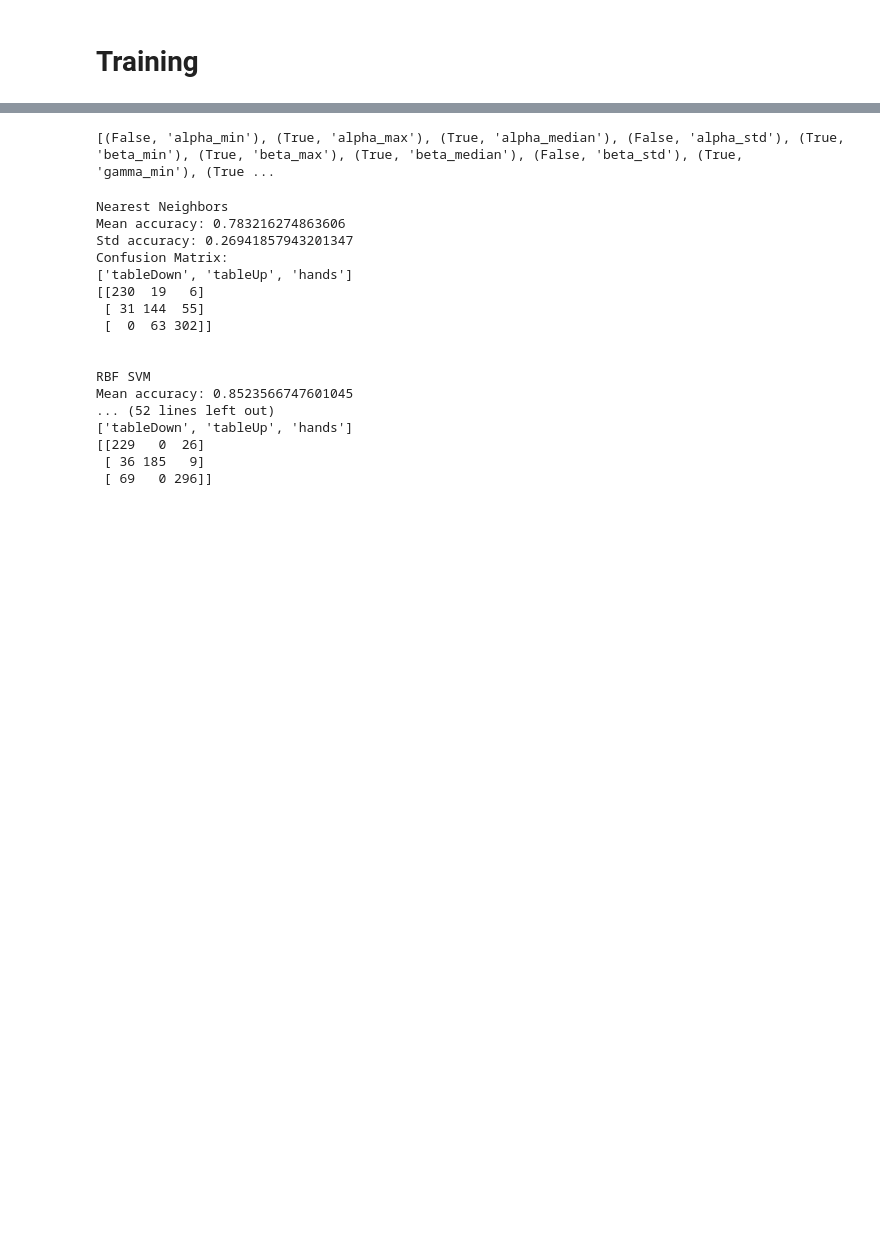
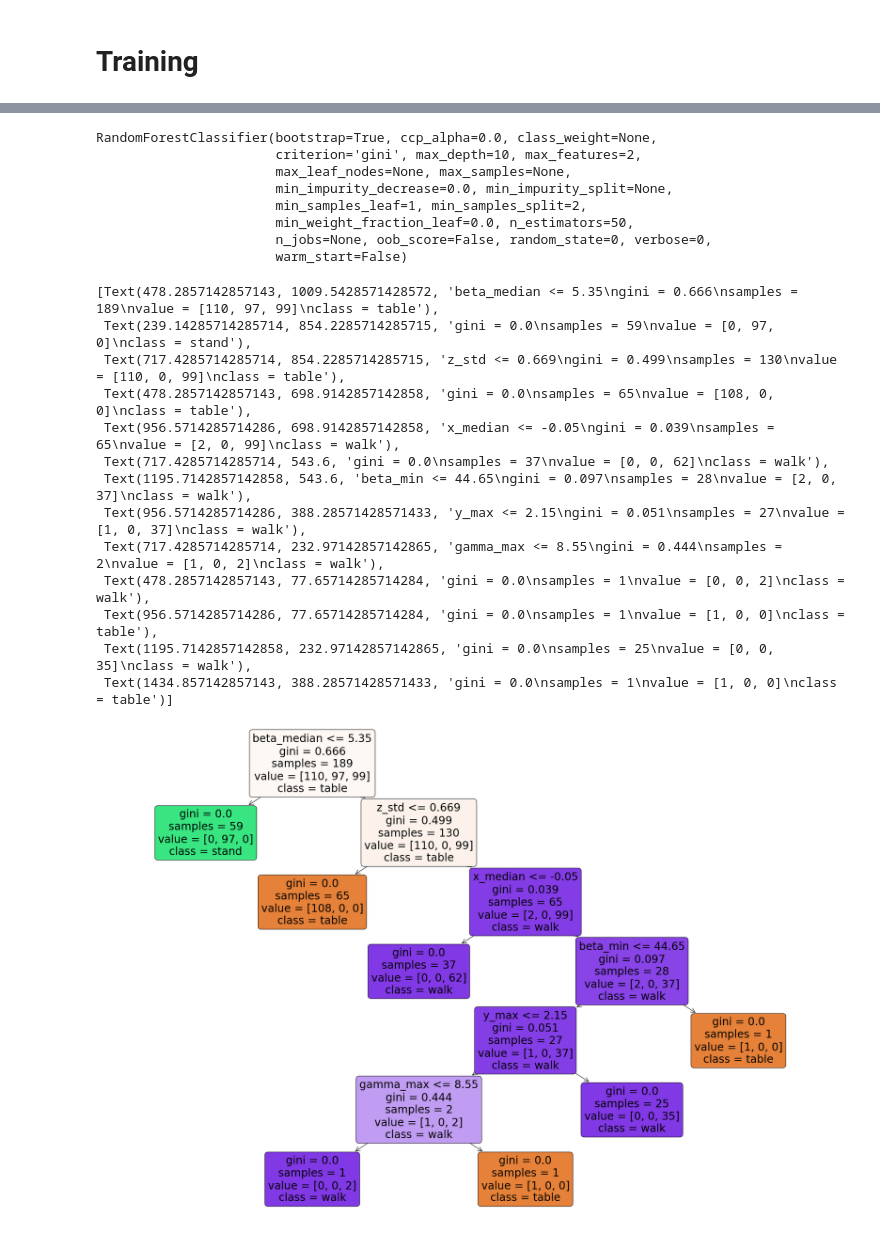
Before and after one commit to ueeil/uebung, a Jupyter notebook: data-analytics/train.ipynb, the cells around one changed output, grey strips where cells are left out. Cells and saved outputs as stored; diff of their text form; code cells hidden in the pictures; blank space fills up the shorter version.

```diff
--- a/data-analytics/train.ipynb
+++ b/data-analytics/train.ipynb
@@ -210,45 +233,39 @@ Mean accuracy: 0.9823529411764707
 # %%
 # Recursive Feature Elimination
 
-clf = RandomForestClassifier(max_depth=5, n_estimators=10, max_features=1, random_state=0)
-rfe = RFE(clf,10,step=1)
-rfe.fit(X, y)
-columns = list(zip(rfe.support_, column_names))
-print(columns)
+clf = RandomForestClassifier(max_depth=10, n_estimators=50, max_features=2, random_state=0, bootstrap=True)
+clf.fit(X, y)
 # %% [output]
-[(False, 'alpha_min'), (True, 'alpha_max'), (True, 'alpha_median'), (False, 'alpha_std'), (True, 'beta_min'), (True, 'beta_max'), (True, 'beta_median'), (False, 'beta_std'), (True, 'gamma_min'), (True ...
+RandomForestClassifier(bootstrap=True, ccp_alpha=0.0, class_weight=None,
+                       criterion='gini', max_depth=10, max_features=2,
+                       max_leaf_nodes=None, max_samples=None,
+                       min_impurity_decrease=0.0, min_impurity_split=None,
+                       min_samples_leaf=1, min_samples_split=2,
+                       min_weight_fraction_leaf=0.0, n_estimators=50,
+                       n_jobs=None, oob_score=False, random_state=0, verbose=0,
+                       warm_start=False)
-# %%
-# Training with Eliminated Features
-X_new = X.drop(["beta_min", "gamma_median"], axis=1)
-X_new_scaled = StandardScaler().fit_transform(X_new)
-
-# Cerate splits (each containing one subject of each class)
-i = 0
-for id_str in aggregated_frame_1d_withLabels["sampleId"].unique().tolist():
-    id_str = str(id_str)
-    i_str = str(i)
-    aggregated_frame_1d_withLabels["sampleId"] = aggregated_frame_1d_withLabels["sampleId"].str.replace(id_str,i_str)
-    i += 1
-splits = list(LeaveOneGroupOut().split(X, y, groups=aggregated_frame_1d_withLabels["sampleId"]))
-
-mean_accuracies, std_accuracies, confusions = evaluate(classifiers, names, splits, X_new_scaled, y, silent=True)
-printStatistics(names, mean_accuracies, std_accuracies, confusions)
-# %% [output]
-Nearest Neighbors
-Mean accuracy: 0.783216274863606
-Std accuracy: 0.26941857943201347
-Confusion Matrix:
-['tableDown', 'tableUp', 'hands']
-[[230  19   6]
- [ 31 144  55]
- [  0  63 302]]
-
-
-RBF SVM
-Mean accuracy: 0.8523566747601045
-... (52 lines left out)
-['tableDown', 'tableUp', 'hands']
-[[229   0  26]
- [ 36 185   9]
- [ 69   0 296]]
+# %%
+from sklearn.tree import plot_tree
+
+fig = plt.figure(figsize=(30, 20))
+plot_tree(clf.estimators_[0],
+        feature_names=X.columns,
+        class_names=['table', 'stand', 'walk'],
+        filled=True, impurity=True,
+        rounded=True)
+# %% [output]
+[Text(478.2857142857143, 1009.5428571428572, 'beta_median <= 5.35\ngini = 0.666\nsamples = 189\nvalue = [110, 97, 99]\nclass = table'),
+ Text(239.14285714285714, 854.2285714285715, 'gini = 0.0\nsamples = 59\nvalue = [0, 97, 0]\nclass = stand'),
+ Text(717.4285714285714, 854.2285714285715, 'z_std <= 0.669\ngini = 0.499\nsamples = 130\nvalue = [110, 0, 99]\nclass = table'),
+ Text(478.2857142857143, 698.9142857142858, 'gini = 0.0\nsamples = 65\nvalue = [108, 0, 0]\nclass = table'),
+ Text(956.5714285714286, 698.9142857142858, 'x_median <= -0.05\ngini = 0.039\nsamples = 65\nvalue = [2, 0, 99]\nclass = walk'),
+ Text(717.4285714285714, 543.6, 'gini = 0.0\nsamples = 37\nvalue = [0, 0, 62]\nclass = walk'),
+ Text(1195.7142857142858, 543.6, 'beta_min <= 44.65\ngini = 0.097\nsamples = 28\nvalue = [2, 0, 37]\nclass = walk'),
+ Text(956.5714285714286, 388.28571428571433, 'y_max <= 2.15\ngini = 0.051\nsamples = 27\nvalue = [1, 0, 37]\nclass = walk'),
+ Text(717.4285714285714, 232.97142857142865, 'gamma_max <= 8.55\ngini = 0.444\nsamples = 2\nvalue = [1, 0, 2]\nclass = walk'),
+ Text(478.2857142857143, 77.65714285714284, 'gini = 0.0\nsamples = 1\nvalue = [0, 0, 2]\nclass = walk'),
+ Text(956.5714285714286, 77.65714285714284, 'gini = 0.0\nsamples = 1\nvalue = [1, 0, 0]\nclass = table'),
+ Text(1195.7142857142858, 232.97142857142865, 'gini = 0.0\nsamples = 25\nvalue = [0, 0, 35]\nclass = walk'),
+ Text(1434.857142857143, 388.28571428571433, 'gini = 0.0\nsamples = 1\nvalue = [1, 0, 0]\nclass = table')]
+[figure, added]
 # %%
```
Also changed, not shown: parts of 14 cells of this notebook, 37 other files.
